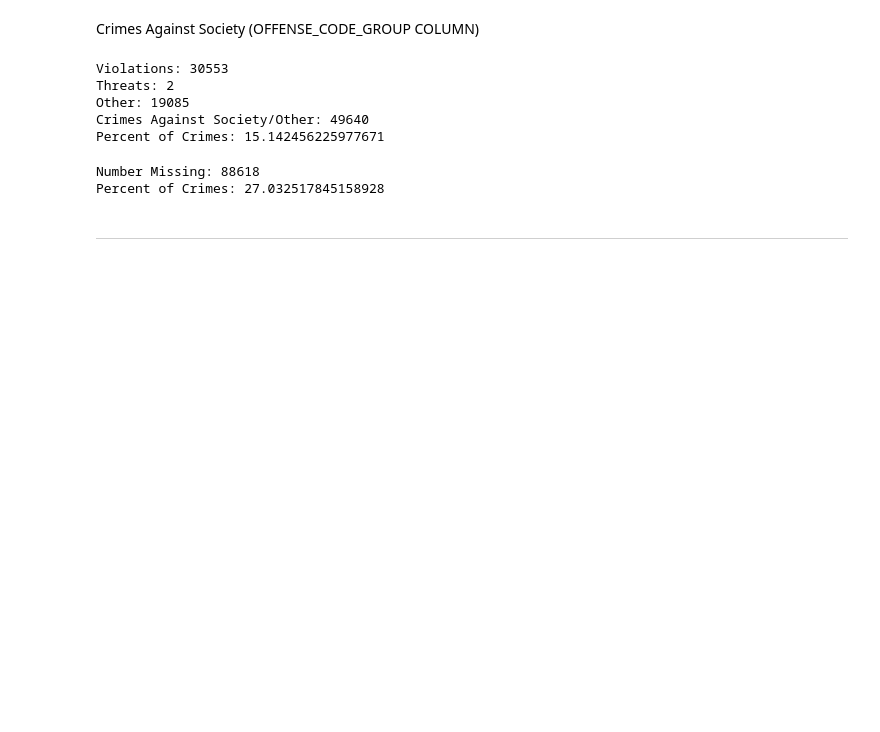
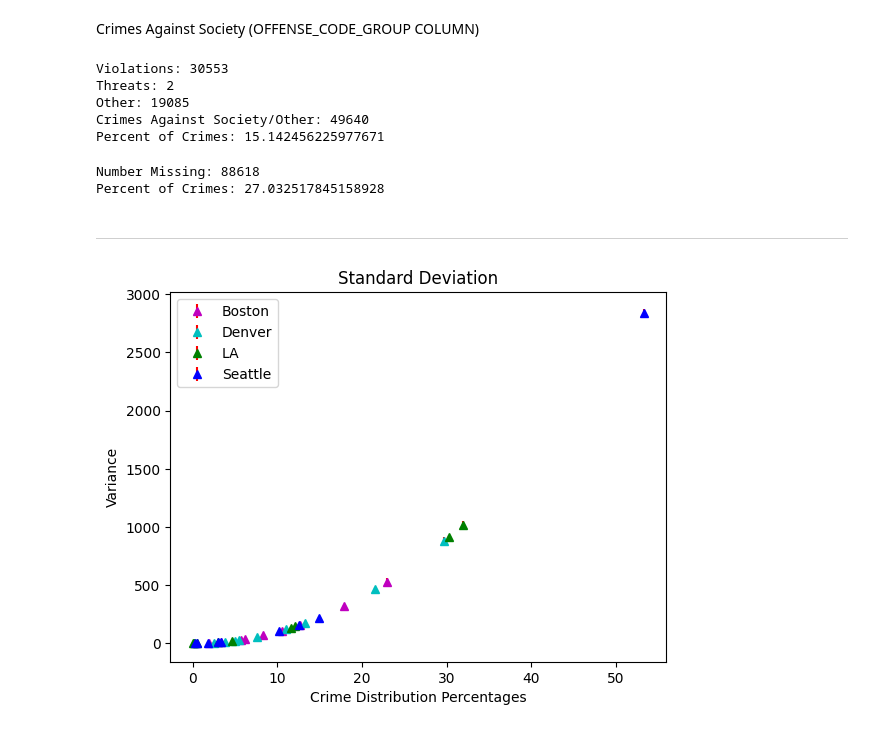
Before and after one commit to laurenawilk/CSCI4502, a Jupyter notebook: bostoncrimeandweather.ipynb, the cells around one changed output. Saved outputs shown, nothing was run; the diff lists cells and outputs as text; code cells hidden in the pictures; blank space fills up the shorter version.

```diff
--- a/bostoncrimeandweather.ipynb
+++ b/bostoncrimeandweather.ipynb
@@ -891,3 +886,36 @@ Number Missing: 88618
 Percent of Crimes: 27.032517845158928
 # %% [markdown]
 ---------------------------------------------------------------------------------------------------------------------------------------------------------------------------------------
+# %%
+bostonl = np.array([8.34, 23.02, 12.7, 6.16, 17.91, 10.55, 2.0, 5.75, 3.36])
+by = np.power(bostonl,2)
+
+denverl = np.array([21.598, 29.742, 13.223, 3.787, 5.539, 2.487, 7.626, 11.017, 4.975])
+dy = np.power(denverl,2)
+
+lal = np.array([30.26, 31.97, 0.56, 12.14, 11.65, 0.2, 3.06, 4.67, 0.05])
+ly = np.power(lal,2)
+
+seattlel = np.array([1.8, 53.29, 14.94, 0.48, 12.56, 3.34, 0.32, 10.18, 3.02])
+sy = np.power(seattlel,2)
+
+avgl = np.array([15.5, 34.5, 10.4, 5.6, 11.9, 4.1, 3.2, 7.9, 2.9])
+
+fig, ax = plt.subplots()
+
+ax.errorbar(bostonl, by, avgl, linestyle='None', color='m', marker='^', ecolor='r', label='Boston')
+
+ax.errorbar(denverl, dy, avgl, linestyle='None', color='c',marker='^', ecolor='r', label='Denver')
+
+ax.errorbar(lal, ly, avgl, linestyle='None', color='g', marker='^', ecolor='r', label='LA')
+
+ax.errorbar(seattlel, sy, avgl, linestyle='None', color='b', marker='^', ecolor='r', label='Seattle')
+
+ax.set_title('Standard Deviation')
+
+ax.legend()
+ax.set_xlabel('Crime Distribution Percentages')
+ax.set_ylabel('Variance')
+plt.show()
+# %% [output]
+[figure, added]
```
Also changed, not shown: parts of 7 cells of this notebook.
